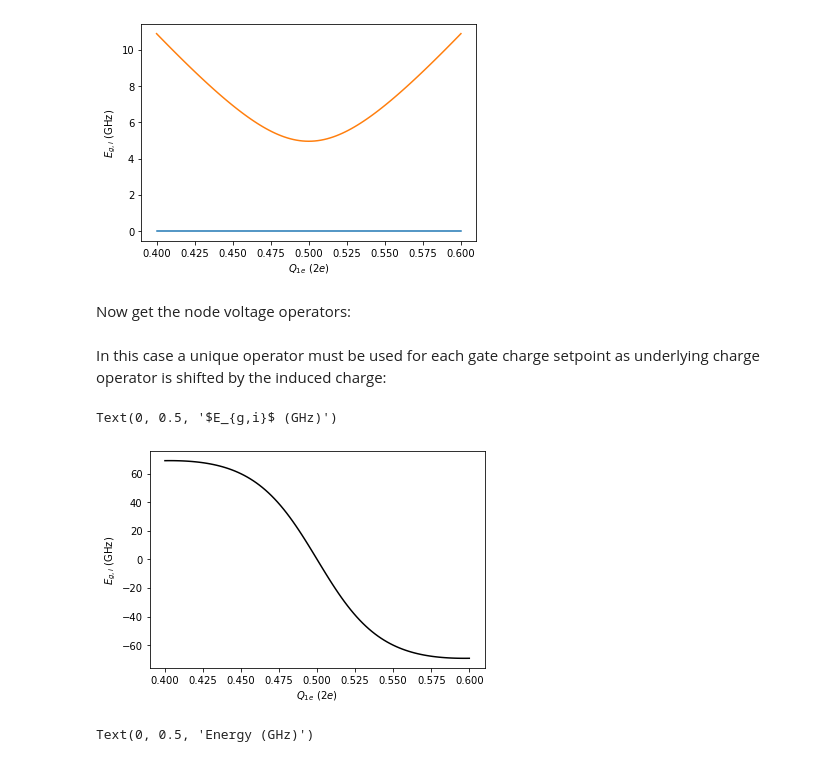
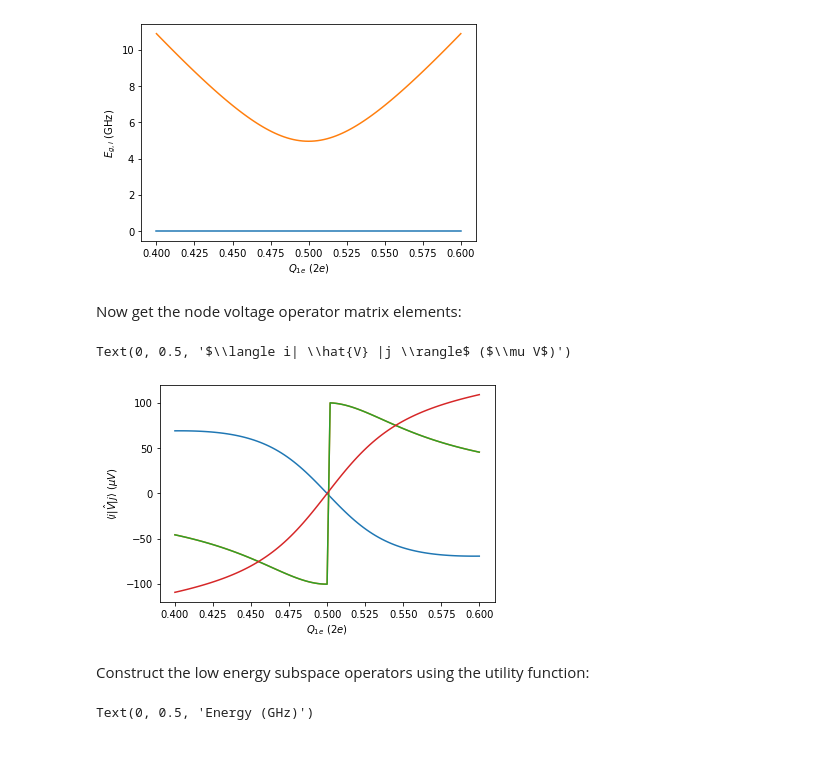
Before and after one commit to Paul-Warburton-Research-Group/pycqed, a Jupyter notebook: notebooks/local-basis-example.ipynb, the cells around one changed output. Drawn from its saved outputs; the diff is of its cells as text; code cells hidden in the pictures.

```diff
--- a/notebooks/local-basis-example.ipynb
+++ b/notebooks/local-basis-example.ipynb
@@ -193,0 +186,5 @@ Parameter Sweep Duration:
+# %%
+hamil.addSweep('Q1e', 0.4, 0.6, 101)
+hamil.addEvaluation('Hamiltonian')
+hamil.addEvaluation('Voltage', node=1, elements=[(0, 0), (0, 1), (1, 0), (1, 1)])
+sweep = hamil.paramSweep(timesweep=True)
@@ -204,8 +206,6 @@ plt.ylabel("$E_{g,i}$ (GHz)")
 Text(0, 0.5, '$E_{g,i}$ (GHz)')
 [figure]
 # %% [markdown]
-Now get the node voltage operators:
+Now get the node voltage operator matrix elements:
 # %%
-x, Vops, v = hamil.getSweep(sweep, 'Q1e', {}, evaluable='getNodeVoltages')
+x, Vii, v = hamil.getSweep(sweep, 'Q1e', {}, evaluable='Voltage')
-# %% [markdown]
-In this case a unique operator must be used for each gate charge setpoint as underlying charge operator is shifted by the induced charge:
@@ -216,7 +212,12 @@ for i in range(len(x)):
-# %%
-plt.plot(x,Vexp,"k-")
-plt.xlabel("$Q_{1e}$ ($2e$)")
-plt.ylabel("$E_{g,i}$ (GHz)")
-# %% [output]
-Text(0, 0.5, '$E_{g,i}$ (GHz)')
-[figure, removed]
+# %%
+plt.plot(x, Vii[0])
+plt.plot(x, Vii[1])
+plt.plot(x, Vii[2])
+plt.plot(x, Vii[3])
+plt.xlabel("$Q_{1e}$ ($2e$)")
+plt.ylabel("$\\langle i| \hat{V} |j \\rangle$ ($\mu V$)")
+# %% [output]
+Text(0, 0.5, '$\\langle i| \\hat{V} |j \\rangle$ ($\\mu V$)')
+[figure, added]
+# %% [markdown]
+Construct the low energy subspace operators using the utility function:
```
Also changed, not shown: parts of 24 cells of this notebook, 4 other files.
